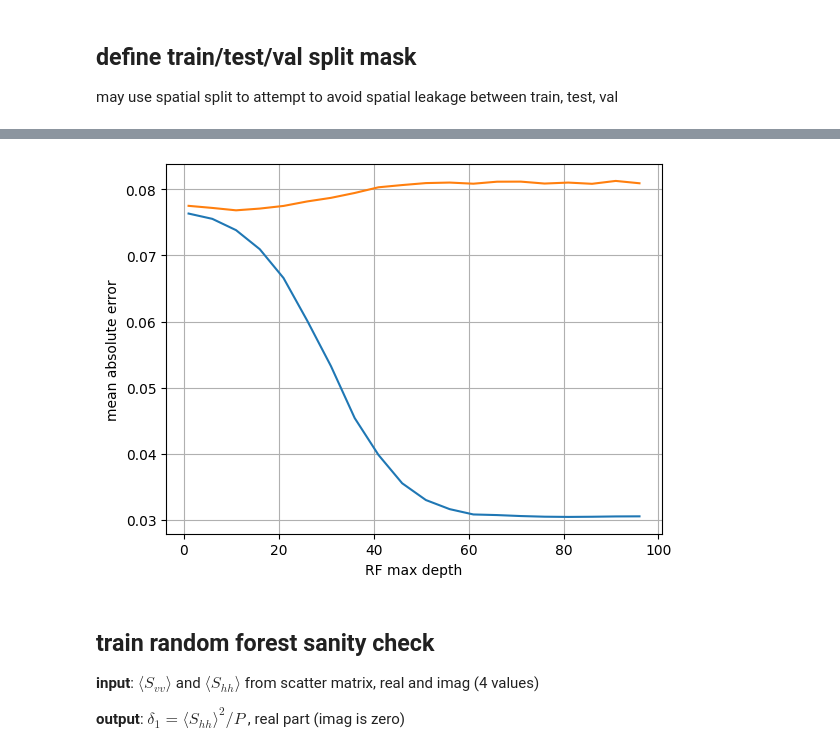
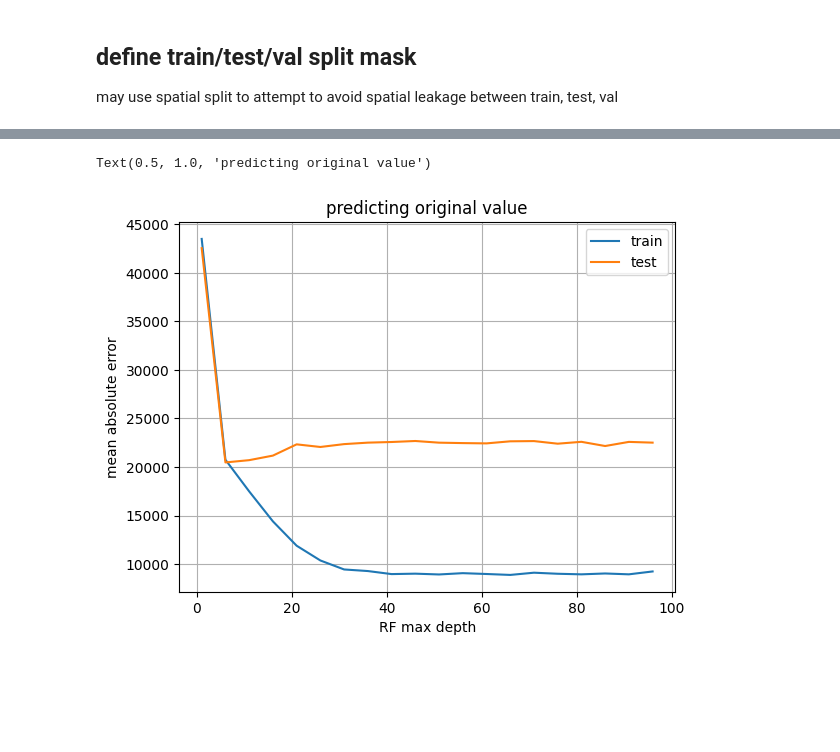
Before and after one commit to aalgo/sar-recovery, a Jupyter notebook: notebooks/07 - RF baseline.ipynb, the cells around one changed output, grey strips where cells are left out. Drawn from its saved outputs; the diff is of its cells as text; code cells hidden in the pictures; blank space fills up the shorter version.

```diff
--- a/notebooks/07 - RF baseline.ipynb
+++ b/notebooks/07 - RF baseline.ipynb
@@ -37,7 +42,7 @@ wsmtr.shape, ncmtr.shape
 
 may use spatial split to attempt to avoid spatial leakage between train, test, val
 # %%
-h, w, _, _ = wsmtr.shape
+h, w, _, _ = wcmtr.shape
 
 splitmask_random = data.cv_splitpixels_random(h, w, train_pct = .70, test_pct = .15, val_pct = .15)
 splitmask_bands  = data.cv_splitpixels_spatial(h, w, pixels_train = 70, pixels_test = 15, pixels_val = 15, angle = np.pi/4)
@@ -88,0 +165,5 @@ t.plot_predictions()
+# %%
+t = trainer.Trainer(wcmtr, wcmtr, splitmask_bands,  input_features=['Svv', 'Shv', 'ShvSvv'], feature_to_predict='Shh',
+                    fit_log = True).split()
+t.set_estimator(RandomForestRegressor(max_depth=40, n_estimators=50, n_jobs=6)).fit()
+print (f"splitmask bands train err {t.errtr:.3f}    test err {t.errts:.3f}")
@@ -91,10 +178,18 @@ t.plot_predictions()
 # %%
-depths = list(range(1,100,5))
-errs = []
-for depth in pbar(depths):
-    t.set_estimator(RandomForestRegressor(max_depth=depth, n_estimators=20, n_jobs=6))
-    t.fit()
-    errs.append([t.errtr, t.errts])
-errs = np.r_[errs]
-errs_tr = errs[:,0]
-errs_ts = errs[:,1]
+def plot_complexity_curve(t):
+    depths = list(range(1,100,5))
+    errs = []
+    for depth in pbar(depths):
+        t.set_estimator(RandomForestRegressor(max_depth=depth, n_estimators=20, n_jobs=6))
+        t.fit()
+        errs.append([t.errtr, t.errts])
+    errs = np.r_[errs]
+    errs_tr = errs[:,0]
+    errs_ts = errs[:,1]
+
+    plt.plot(depths, errs_tr, label='train')
+    plt.plot(depths, errs_ts, label='test')
+    plt.grid();
+    plt.xlabel("RF max depth")
+    plt.ylabel("mean absolute error")
+    plt.legend()
@@ -103,7 +208,9 @@ errs_ts = errs[:,1]
 # %%
-plt.plot(depths, errs_tr, label='train')
-plt.plot(depths, errs_ts, label='test')
-plt.grid();
-plt.xlabel("RF max depth")
-plt.ylabel("mean absolute error")
+t = trainer.Trainer(wcmtr, wcmts, splitmask,
+                    input_features=['Svv', 'Shv', 'ShvSvv'],
+                    feature_to_predict='Shh',
+                    fit_log = False).split()
+
+plot_complexity_curve(t)
+plt.title("predicting original value")
 # %% [output]
@@ -111,7 +218,2 @@ Text(0, 0.5, 'mean absolute error')
+Text(0.5, 1.0, 'predicting original value')
-[figure, old version]
+[figure, new version]
-# %% [markdown]
-## train random forest sanity check
-
-**input**: $\langle S_{vv}\rangle$ and $\langle S_{hh} \rangle$ from scatter matrix, real and imag (4 values)
-
-**output**: $\delta_1 = \langle S_{hh} \rangle^2 / P$ , real part (imag is zero)
```
Also changed, not shown: parts of 39 cells of this notebook, 1 other file.
